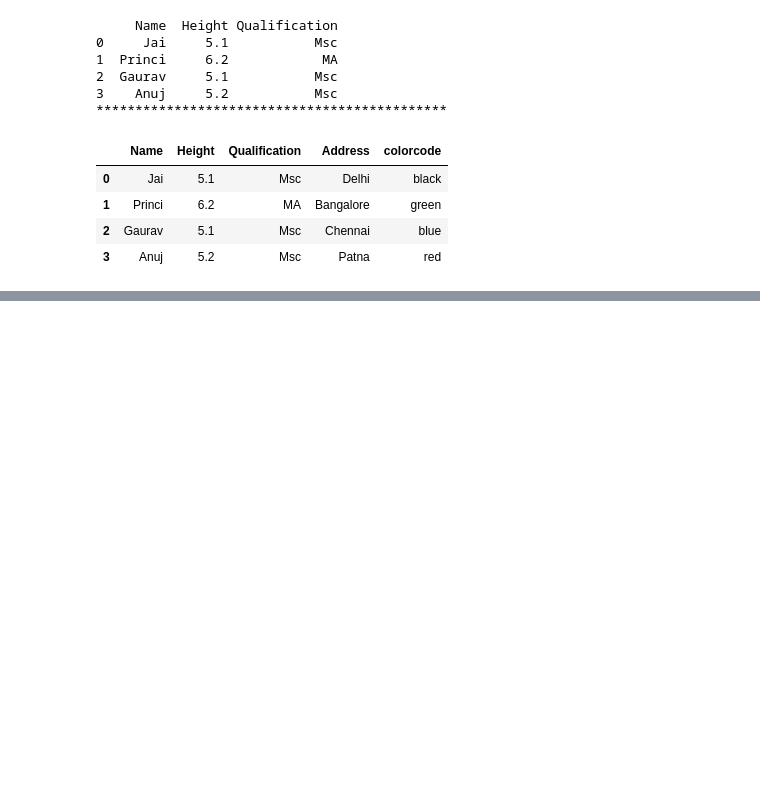
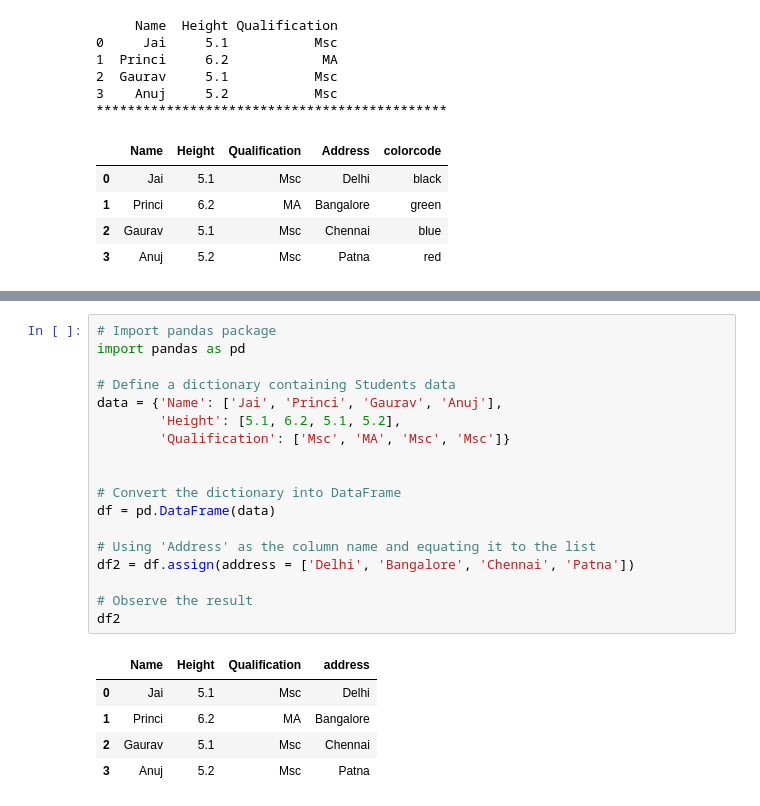
Before and after one commit to V-Nayak/python-basics, a Jupyter notebook: 14_Pandas_Manupulating_Data.ipynb, the cells around one changed output, grey strips where cells are left out. Drawn from its saved outputs; the diff is of its cells as text; blank space fills up the shorter version.

```diff
--- a/14_Pandas_Manupulating_Data.ipynb
+++ b/14_Pandas_Manupulating_Data.ipynb
@@ -46,0 +52,24 @@ df
+# %%
+# Import pandas package
+import pandas as pd
+
+# Define a dictionary containing Students data
+data = {'Name': ['Jai', 'Princi', 'Gaurav', 'Anuj'],
+		'Height': [5.1, 6.2, 5.1, 5.2],
+		'Qualification': ['Msc', 'MA', 'Msc', 'Msc']}
+
+
+# Convert the dictionary into DataFrame
+df = pd.DataFrame(data)
+
+# Using 'Address' as the column name and equating it to the list
+df2 = df.assign(address = ['Delhi', 'Bangalore', 'Chennai', 'Patna'])
+
+# Observe the result
+df2
+# %% [output]
+|  | Name | Height | Qualification | address |
+| 0 | Jai | 5.1 | Msc | Delhi |
+| 1 | Princi | 6.2 | MA | Bangalore |
+| 2 | Gaurav | 5.1 | Msc | Chennai |
+| 3 | Anuj | 5.2 | Msc | Patna |
```
Also changed, not shown: parts of 6 cells of this notebook.
